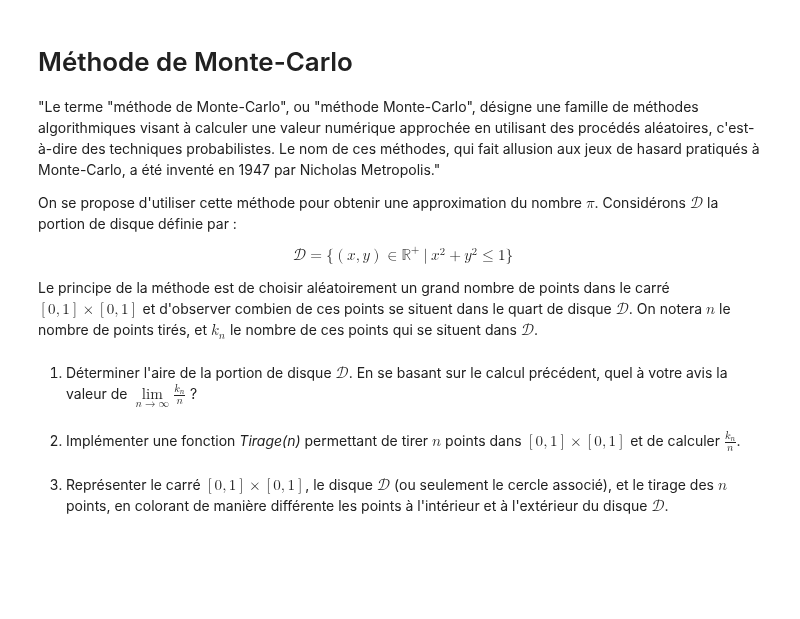
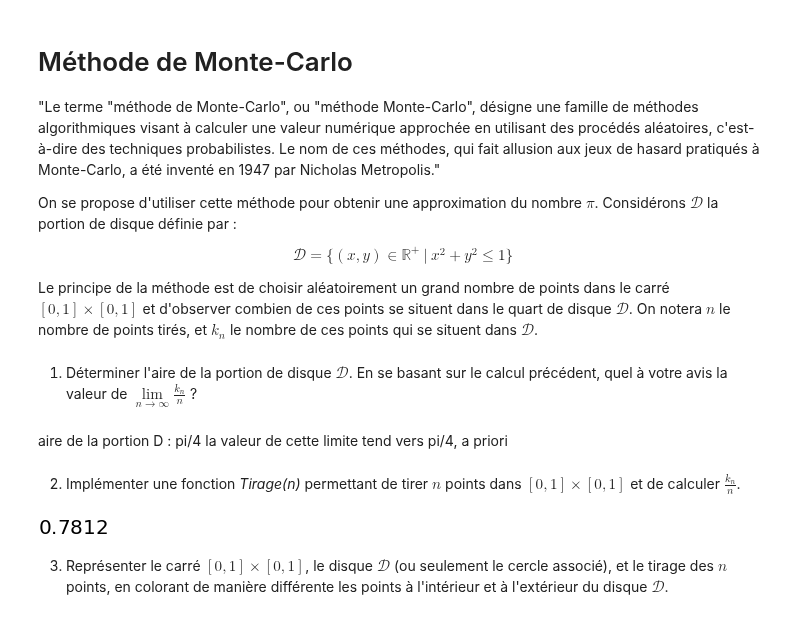
Before and after one commit to Skaopap/projet_approximation_pi, a Jupyter notebook: projet_calcul_pi.ipynb, the cells around one changed output. Saved outputs shown, nothing was run; the diff lists cells and outputs as text; code cells hidden in the pictures; blank space fills up the shorter version.

```diff
--- a/projet_calcul_pi.ipynb
+++ b/projet_calcul_pi.ipynb
@@ -302,9 +302,47 @@ situent dans $\mathcal{D}$.
 1.  Déterminer l'aire de la portion de disque $\mathcal{D}$. En se
     basant sur le calcul précédent, quel à votre avis la valeur de
     $\lim\limits_{n \to \infty} \frac{k_n}{n}$ ?
+# %% [markdown]
+aire de la portion D : pi/4
+la valeur de cette limite tend vers pi/4, a priori
 # %% [markdown]
 2.  Implémenter une fonction *Tirage(n)* permettant de tirer $n$ points
     dans $[0,1]\times [0,1]$ et de calculer $\frac{k_n}{n}$.
+# %%
+import random
+
+def randomPoints(p_N):
+
+    l_aPoints = []
+
+    for l_index in range (0,p_N) :
+
+        l_aNewPoint = [random.random(),random.random()]
+        l_aPoints.append(l_aNewPoint)
+
+    return l_aPoints
+
+def isInCircle(p_aPoints):
+    if ( (pow(p_aPoints[0],2)+pow(p_aPoints[1],2)) <= 1 ) :
+        return True
+    else :
+        return False
+
+def Tirage(p_N):
+
+    l_aPoints = randomPoints(p_N)
+
+    l_Kn = 0
+
+    for l_Point in l_aPoints :
+        if ( isInCircle(l_Point) ) :
+            l_Kn+=1
+
+    return l_Kn/p_N
+
+Tirage(10000)
+# %% [output]
+[figure, added]
 # %% [markdown]
 3.  Représenter le carré $[0,1]\times [0,1]$, le disque $\mathcal{D}$
     (ou seulement le cercle associé), et le tirage des $n$ points, en
```
Also changed, not shown: parts of 5 cells of this notebook.
